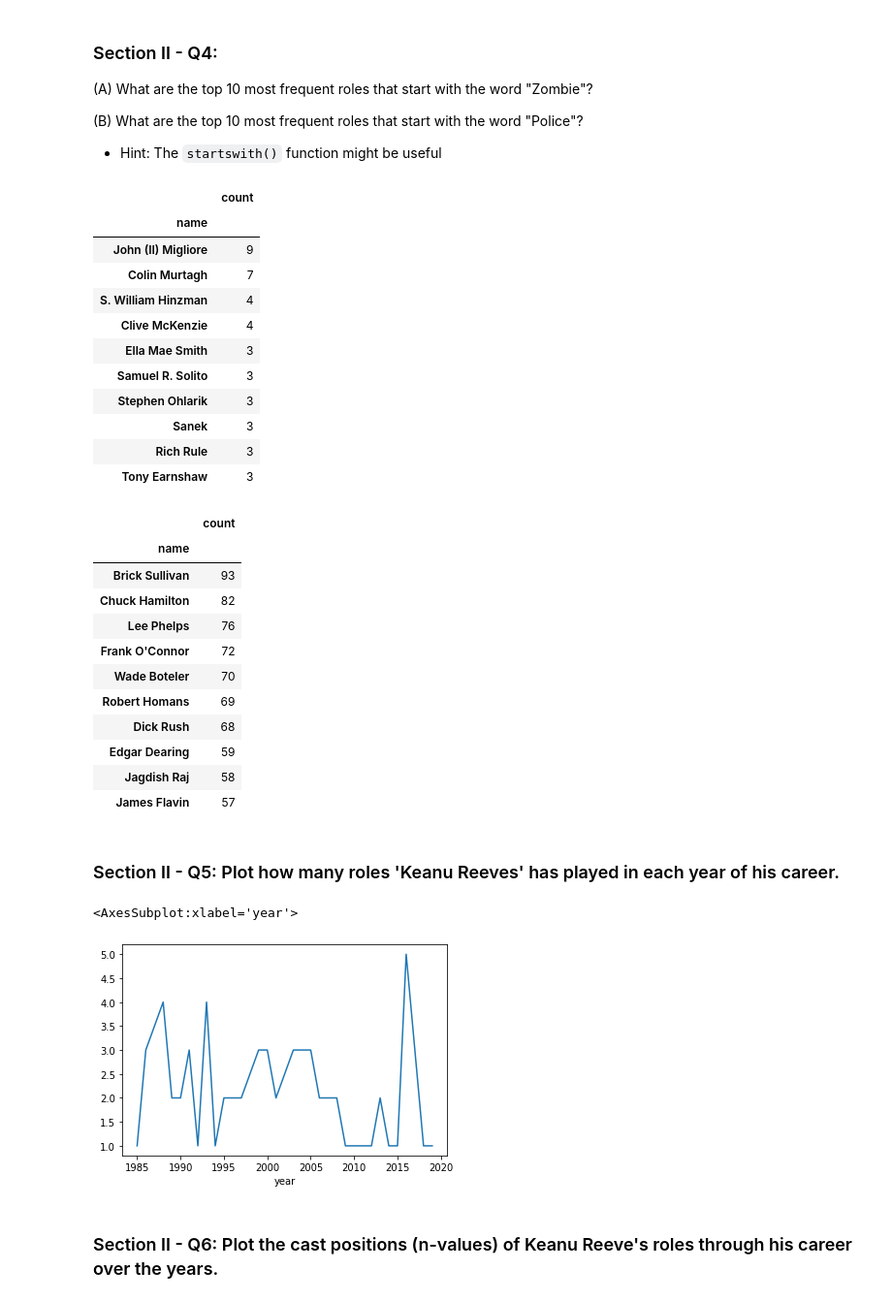
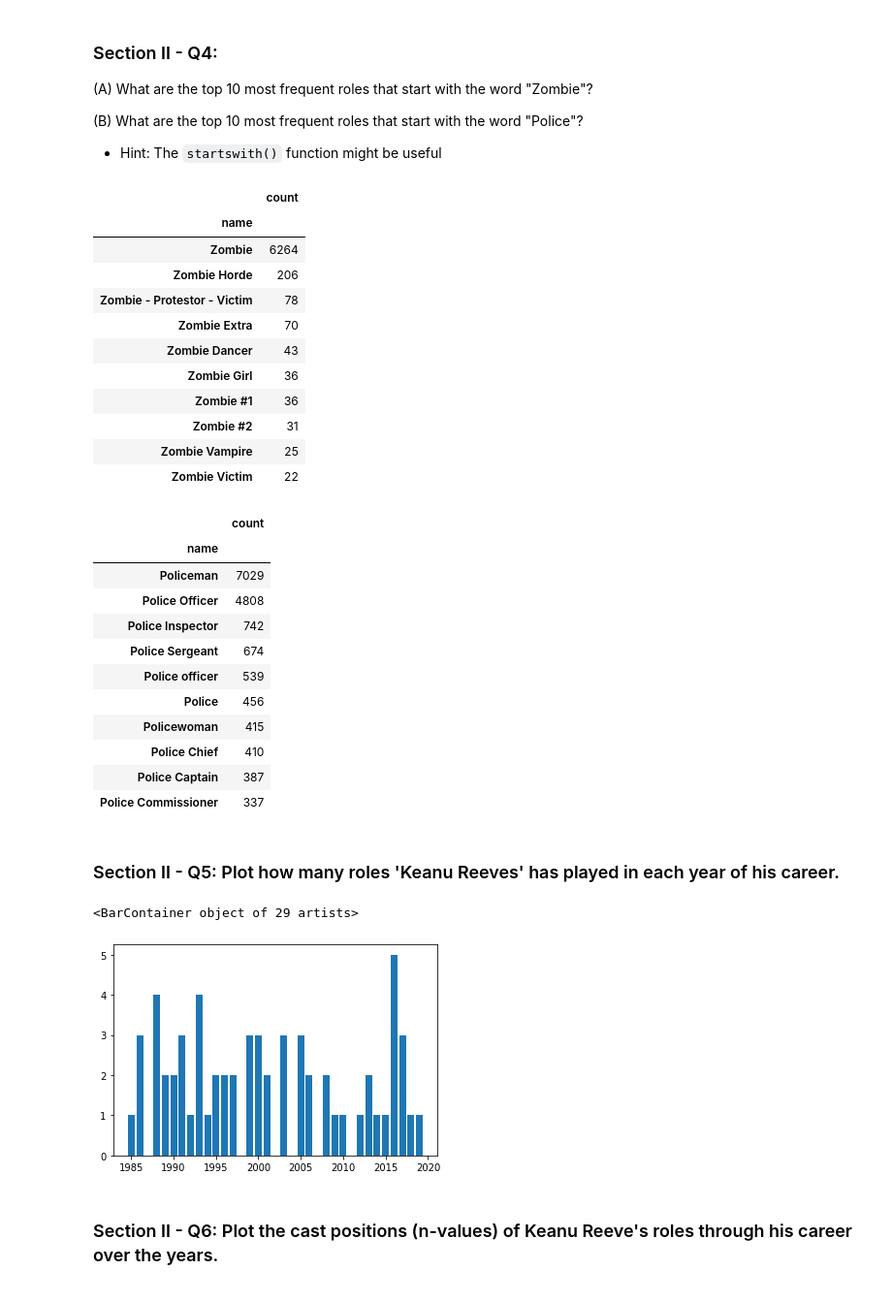
Before and after one commit to rrmorris2102/ucsd-mle, a Jupyter notebook: mec-mini-projects/mec-5.3.10-data-wranging-with-pandas-mini-project/Mini_Project_Data_Wrangling_Pandas.ipynb, the cells around one changed output. Shown at 97% size. Drawn from its saved outputs; the diff is of its cells as text; code cells hidden in the pictures.

```diff
--- a/mec-mini-projects/mec-5.3.10-data-wranging-with-pandas-mini-project/Mini_Project_Data_Wrangling_Pandas.ipynb
+++ b/mec-mini-projects/mec-5.3.10-data-wranging-with-pandas-mini-project/Mini_Project_Data_Wrangling_Pandas.ipynb
@@ -420,48 +487,50 @@ characters.sort_values('count', ascending=False).head(10)
 - Hint: The `startswith()` function might be useful
 # %%
 characters = cast.loc[cast['character'].str.startswith('Zombie')]
-characters = characters.value_counts('name').rename_axis('name').to_frame('count')
+characters = characters.value_counts('character').rename_axis('name').to_frame('count')
 characters.sort_values('count', ascending=False).head(10)
 # %% [output]
 |  | count |
 | name |  |
-| John (II) Migliore | 9 |
-| Colin Murtagh | 7 |
-| S. William Hinzman | 4 |
-| Clive McKenzie | 4 |
-| Ella Mae Smith | 3 |
-| Samuel R. Solito | 3 |
-| Stephen Ohlarik | 3 |
-| Sanek | 3 |
-| Rich Rule | 3 |
-| Tony Earnshaw | 3 |
+| Zombie | 6264 |
+| Zombie Horde | 206 |
+| Zombie - Protestor - Victim | 78 |
+| Zombie Extra | 70 |
+| Zombie Dancer | 43 |
+| Zombie Girl | 36 |
+| Zombie #1 | 36 |
+| Zombie #2 | 31 |
+| Zombie Vampire | 25 |
+| Zombie Victim | 22 |
 # %%
 characters = cast.loc[cast['character'].str.startswith('Police')]
-characters = characters.value_counts('name').rename_axis('name').to_frame('count')
+characters = characters.value_counts('character').rename_axis('name').to_frame('count')
 characters.sort_values('count', ascending=False).head(10)
 # %% [output]
 |  | count |
 | name |  |
-| Brick Sullivan | 93 |
-| Chuck Hamilton | 82 |
-| Lee Phelps | 76 |
-| Frank O'Connor | 72 |
-| Wade Boteler | 70 |
-| Robert Homans | 69 |
-| Dick Rush | 68 |
-| Edgar Dearing | 59 |
-| Jagdish Raj | 58 |
-| James Flavin | 57 |
+| Policeman | 7029 |
+| Police Officer | 4808 |
+| Police Inspector | 742 |
+| Police Sergeant | 674 |
+| Police officer | 539 |
+| Police | 456 |
+| Policewoman | 415 |
+| Police Chief | 410 |
+| Police Captain | 387 |
+| Police Commissioner | 337 |
 # %% [markdown]
 ### Section II - Q5: Plot how many roles 'Keanu Reeves' has played in each year of his career.
 # %%
 keanu = cast[cast.name == 'Keanu Reeves']
 len(keanu)
 keanu = keanu.groupby(['year']).count()
-keanu['character'].plot()
+x=keanu.index
+y=keanu['character']
+plt.bar(x,y)
 # %% [output]
-<AxesSubplot:xlabel='year'>
+<BarContainer object of 29 artists>
-[figure, old version]
+[figure, new version]
 # %% [markdown]
 ### Section II - Q6: Plot the cast positions (n-values) of Keanu Reeve's roles through his career over the years.
 # %%
```
Also changed, not shown: parts of 19 cells of this notebook, 3 other files.
